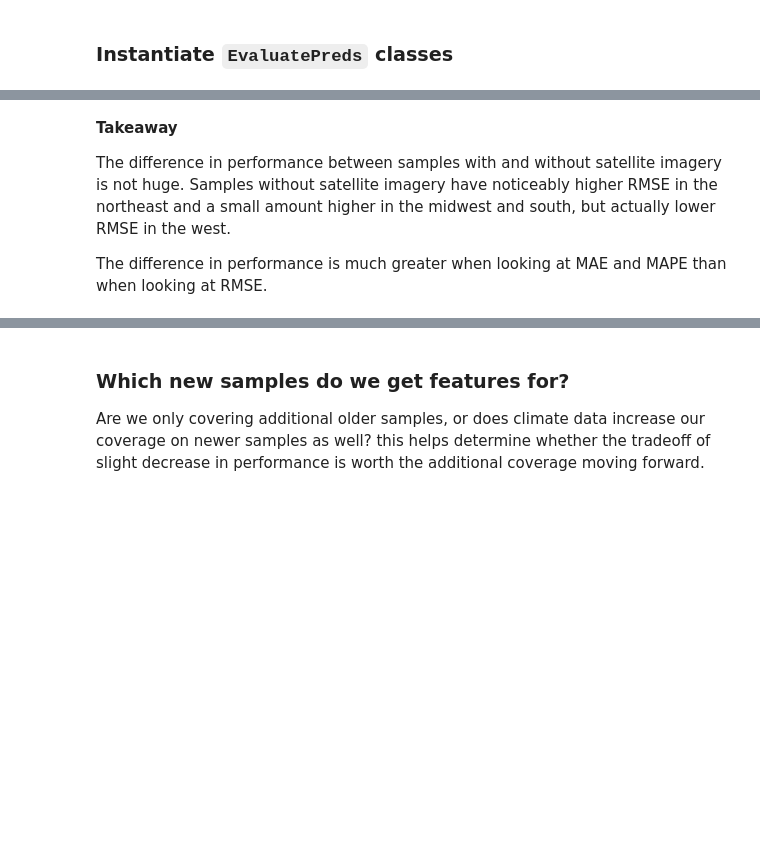
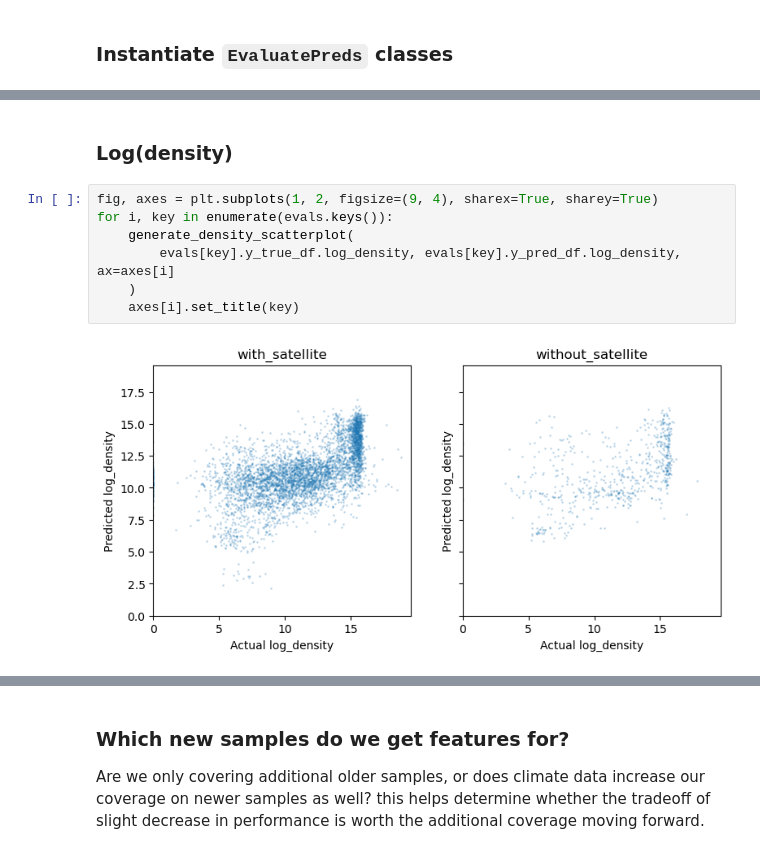
Before and after one commit to drivendataorg/cyfi, a Jupyter notebook: notebooks/0.0-klw-adding-climate.ipynb, the cells around one changed output, grey strips where cells are left out. Cells and saved outputs as stored; diff of their text form; blank space fills up the shorter version.

```diff
--- a/notebooks/0.0-klw-adding-climate.ipynb
+++ b/notebooks/0.0-klw-adding-climate.ipynb
@@ -219,6 +234,11 @@ pd.DataFrame(results).loc[
-# %% [markdown]
-**Takeaway**
-
-The difference in performance between samples with and without satellite imagery is not huge. Samples without satellite imagery have noticeably higher RMSE in the northeast and a small amount higher in the midwest and south, but actually lower RMSE in the west.
-
-The difference in performance is much greater when looking at MAE and MAPE than when looking at RMSE.
+# %% [markdown]
+### Log(density)
+# %%
+fig, axes = plt.subplots(1, 2, figsize=(9, 4), sharex=True, sharey=True)
+for i, key in enumerate(evals.keys()):
+    generate_density_scatterplot(
+        evals[key].y_true_df.log_density, evals[key].y_pred_df.log_density, ax=axes[i]
+    )
+    axes[i].set_title(key)
+# %% [output]
+[figure, added]
```
Also changed, not shown: parts of 64 cells of this notebook, 1 other file.
